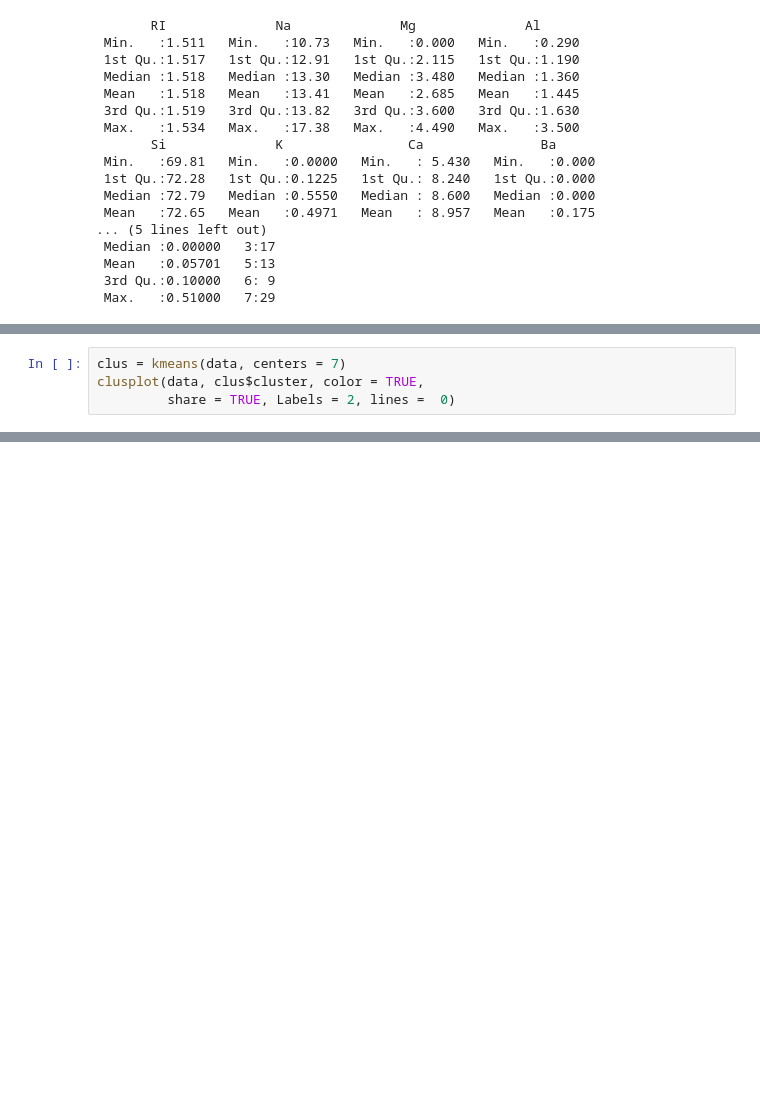
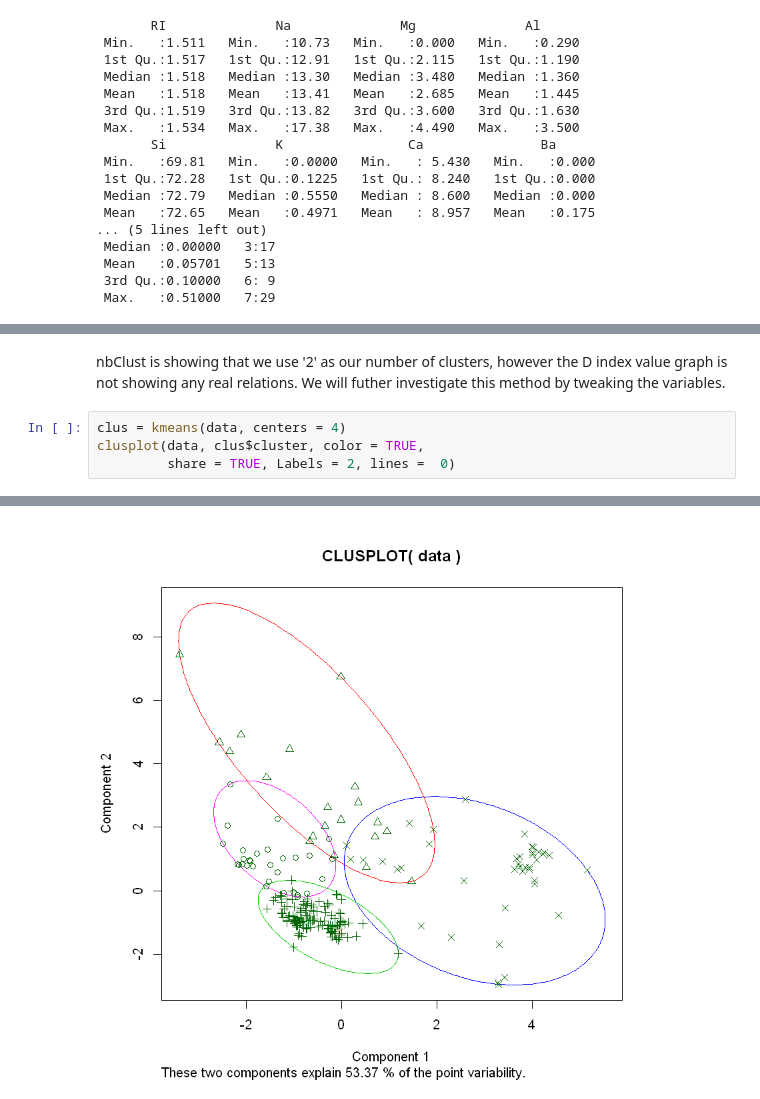
Before and after one commit to a-dhruv/Week8, a Jupyter notebook: Week8.ipynb, the cells around one changed output, grey strips where cells are left out. Cells and saved outputs as stored; diff of their text form; blank space fills up the shorter version.

```diff
--- a/Week8.ipynb
+++ b/Week8.ipynb
@@ -132,4 +154,7 @@ plot without title
+# %% [markdown]
+nbClust is showing that we use '2' as our number of clusters, however the D index value graph is not showing any real relations. We will futher investigate this method by tweaking the variables.
 # %%
-clus = kmeans(data, centers = 7)
+clus = kmeans(data, centers = 4)
 clusplot(data, clus$cluster, color = TRUE,
          share = TRUE, Labels = 2, lines =  0)
+# %% [output]
@@ -136,3 +178,4 @@ clusplot(data, clus$cluster, color = TRUE,
+[figure, added]
 # %%
 nb1 = NbClust( data, distance = "euclidean", min.nc = 2,
             max.nc = 10, method = "ward.D2")
```
Also changed, not shown: parts of 18 cells of this notebook.
